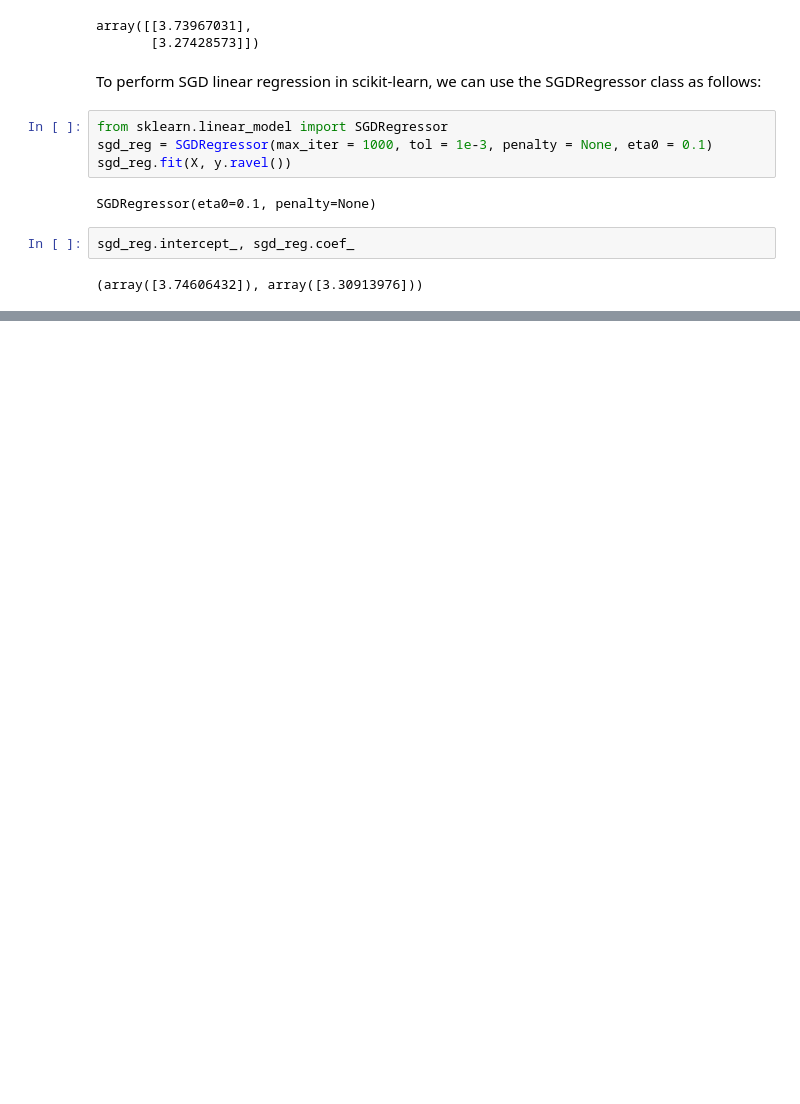
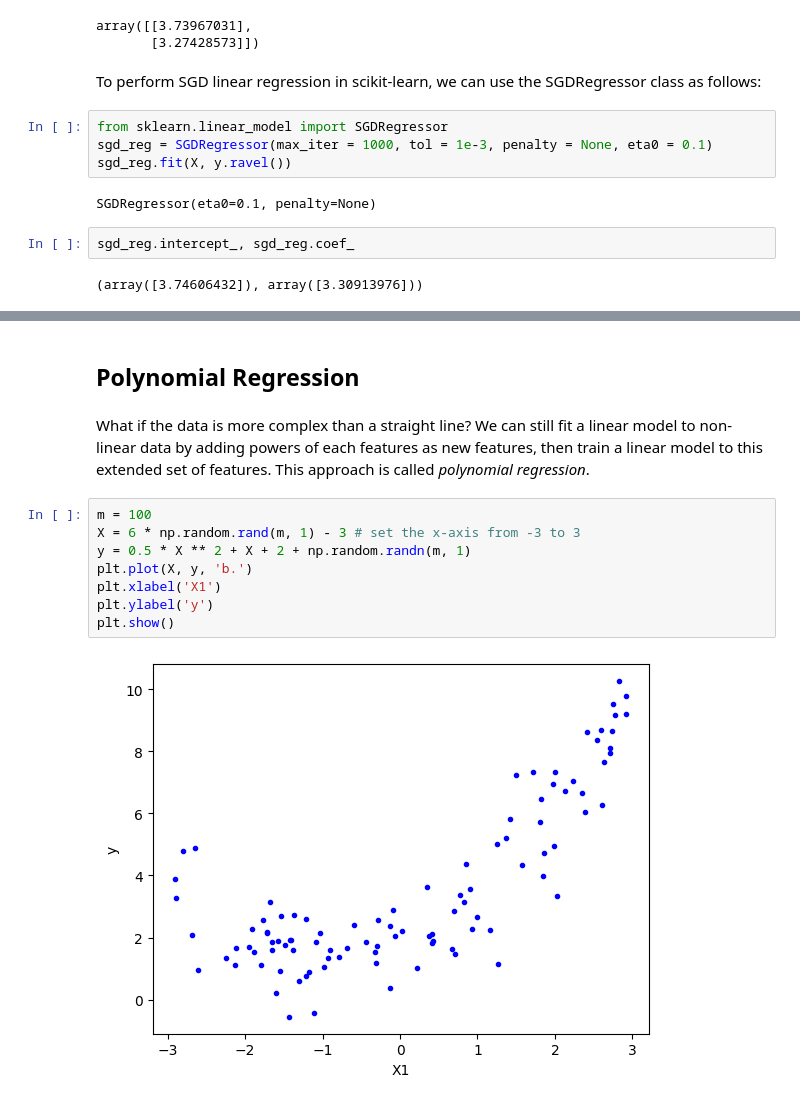
Before and after one commit to Thoalfeqar-gata/Hands-on-machine-learing-, a Jupyter notebook: Training Models/main.ipynb, the cells around one changed output, grey strips where cells are left out. Cells and saved outputs as stored; diff of their text form; blank space fills up the shorter version.

```diff
--- a/Training Models/main.ipynb
+++ b/Training Models/main.ipynb
@@ -189,0 +193,15 @@ sgd_reg.intercept_, sgd_reg.coef_
+# %% [markdown]
+## Polynomial Regression
+# %% [markdown]
+What if the data is more complex than a straight line?
+We can still fit a linear model to non-linear data by adding powers of each features as new features, then train a linear model to this extended set of features. This approach is called _polynomial regression_.
+# %%
+m = 100
+X = 6 * np.random.rand(m, 1) - 3 # set the x-axis from -3 to 3
+y = 0.5 * X ** 2 + X + 2 + np.random.randn(m, 1)
+plt.plot(X, y, 'b.')
+plt.xlabel('X1')
+plt.ylabel('y')
+plt.show()
+# %% [output]
+[figure, added]
```
Also changed, not shown: parts of 18 cells of this notebook.
